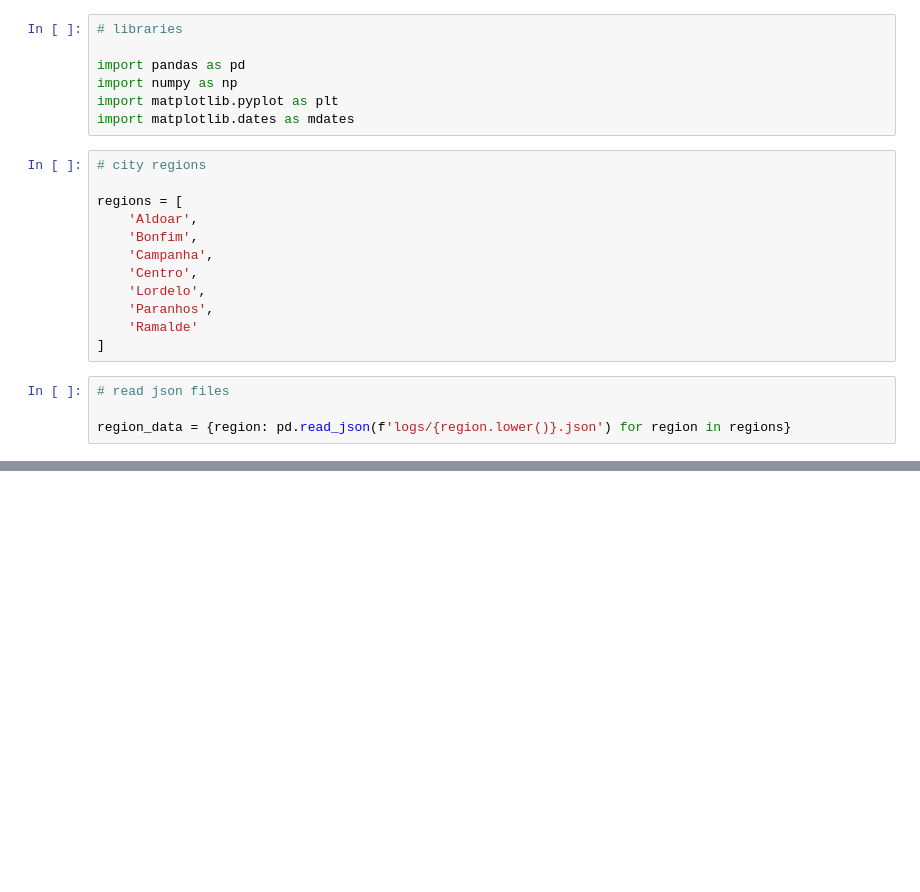
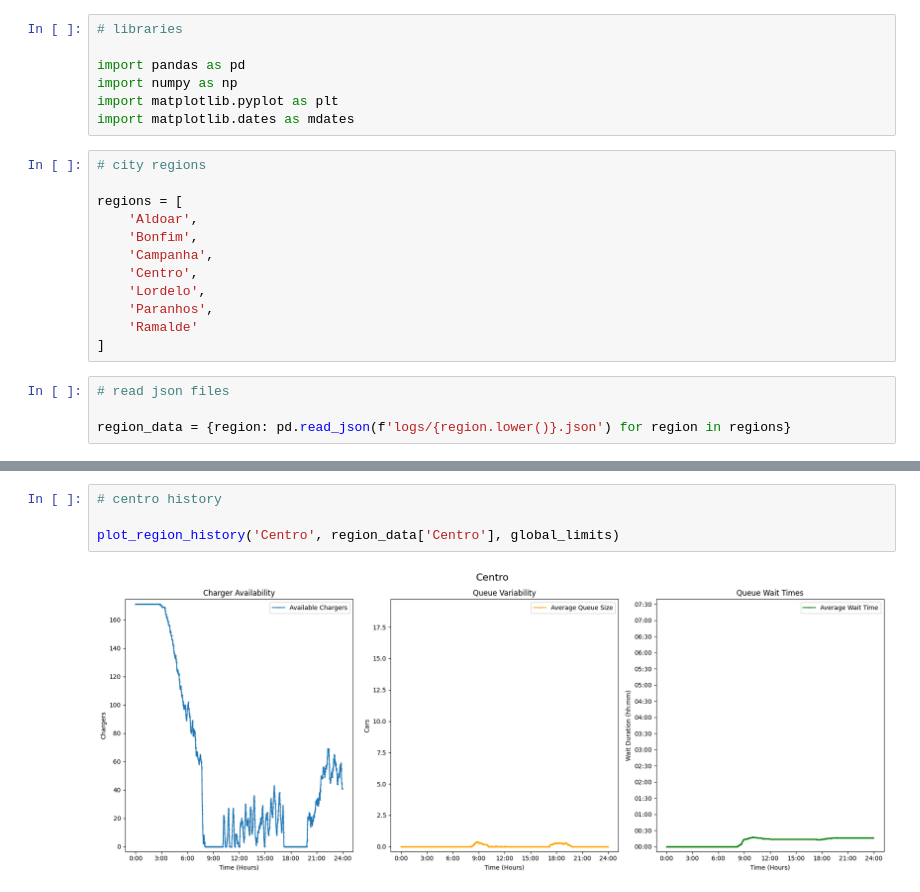
Before and after one commit to Henrique-O-S/MS_Simulation_Framework, a Jupyter notebook: results.ipynb, the cells around one changed output, grey strips where cells are left out. Saved outputs shown, nothing was run; the diff lists cells and outputs as text; blank space fills up the shorter version.

```diff
--- a/results.ipynb
+++ b/results.ipynb
@@ -70,0 +130,6 @@ for region in regions:
+# %%
+# centro history
+
+plot_region_history('Centro', region_data['Centro'], global_limits)
+# %% [output]
+[figure, added]
```
Also changed, not shown: parts of 13 cells of this notebook, 3 other files.
